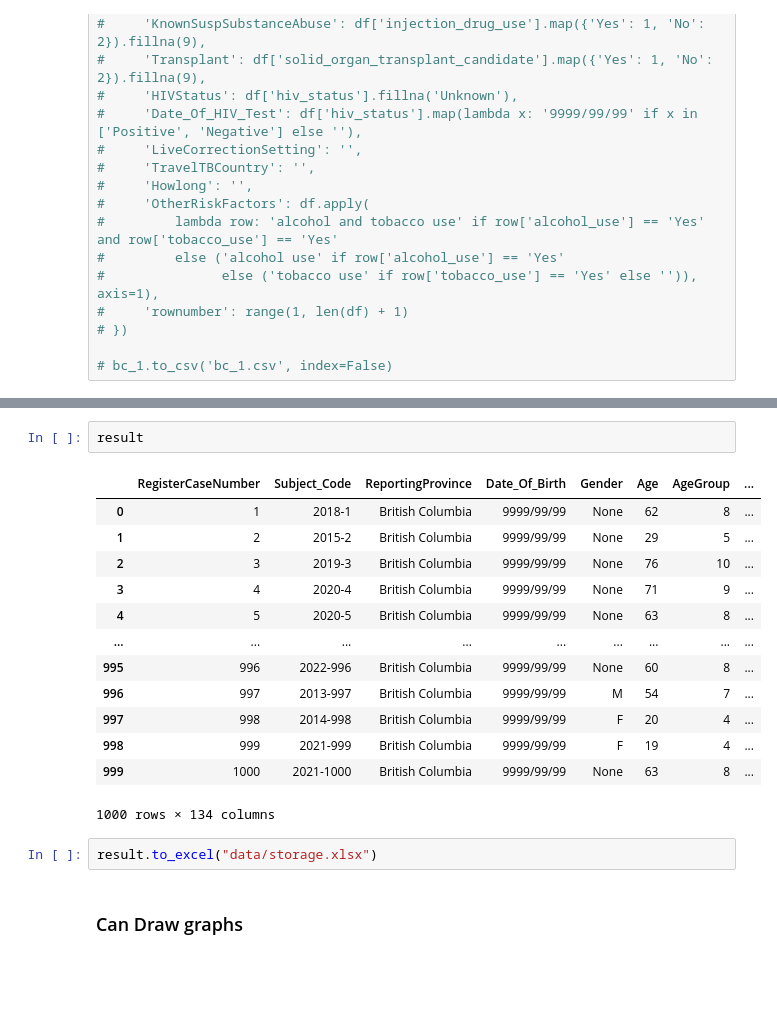
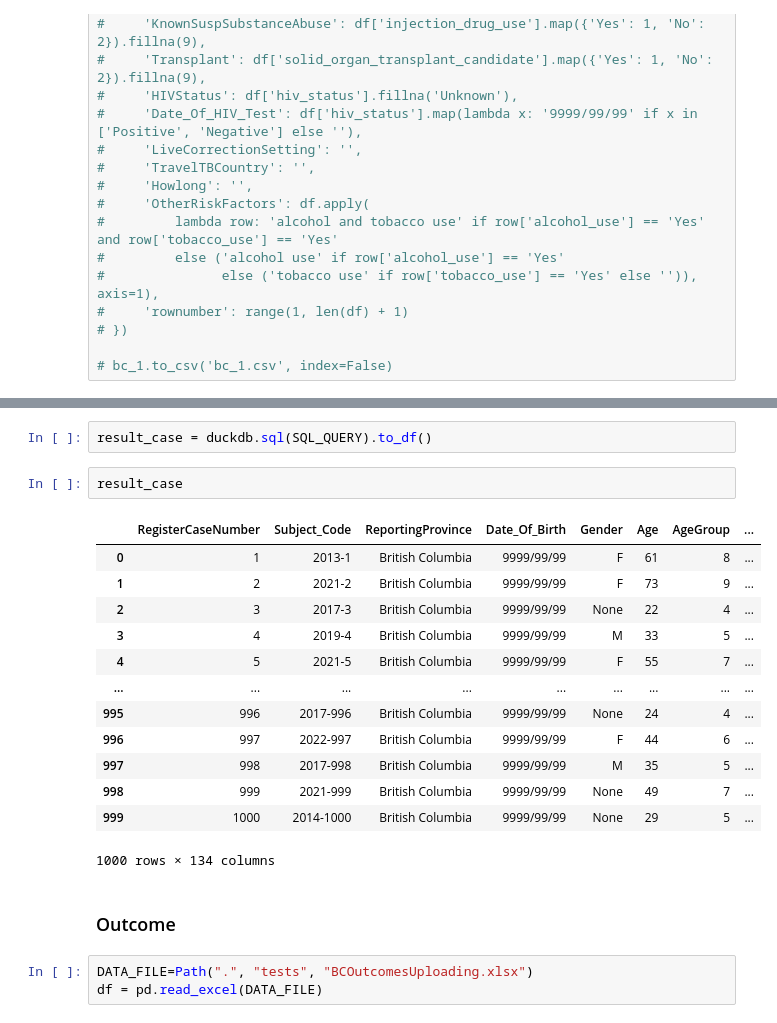
Before and after one commit to niranjan-ramesh/custom-images, a Jupyter notebook: analytics-environment/analyze-synthetic-data.ipynb, the cells around one changed output, grey strips where cells are left out. Saved outputs shown, nothing was run; the diff lists cells and outputs as text; blank space fills up the shorter version.

```diff
--- a/analytics-environment/analyze-synthetic-data.ipynb
+++ b/analytics-environment/analyze-synthetic-data.ipynb
@@ -512,20 +491,23 @@ result
-# %%
-result
-# %% [output]
-|  | RegisterCaseNumber | Subject_Code | ReportingProvince | Date_Of_Birth | Gender | Age | AgeGroup | ... |
-| 0 | 1 | 2018-1 | British Columbia | 9999/99/99 | None | 62 | 8 | ... |
-| 1 | 2 | 2015-2 | British Columbia | 9999/99/99 | None | 29 | 5 | ... |
-| 2 | 3 | 2019-3 | British Columbia | 9999/99/99 | None | 76 | 10 | ... |
-| 3 | 4 | 2020-4 | British Columbia | 9999/99/99 | None | 71 | 9 | ... |
-| 4 | 5 | 2020-5 | British Columbia | 9999/99/99 | None | 63 | 8 | ... |
-| ... | ... | ... | ... | ... | ... | ... | ... | ... |
-| 995 | 996 | 2022-996 | British Columbia | 9999/99/99 | None | 60 | 8 | ... |
-| 996 | 997 | 2013-997 | British Columbia | 9999/99/99 | M | 54 | 7 | ... |
-| 997 | 998 | 2014-998 | British Columbia | 9999/99/99 | F | 20 | 4 | ... |
-| 998 | 999 | 2021-999 | British Columbia | 9999/99/99 | F | 19 | 4 | ... |
-| 999 | 1000 | 2021-1000 | British Columbia | 9999/99/99 | None | 63 | 8 | ... |
-1000 rows × 134 columns
-# %%
-result.to_excel("data/storage.xlsx")
-# %% [markdown]
-### Can Draw graphs
+# %%
+result_case = duckdb.sql(SQL_QUERY).to_df()
+# %%
+result_case
+# %% [output]
+|  | RegisterCaseNumber | Subject_Code | ReportingProvince | Date_Of_Birth | Gender | Age | AgeGroup | ... |
+| 0 | 1 | 2013-1 | British Columbia | 9999/99/99 | F | 61 | 8 | ... |
+| 1 | 2 | 2021-2 | British Columbia | 9999/99/99 | F | 73 | 9 | ... |
+| 2 | 3 | 2017-3 | British Columbia | 9999/99/99 | None | 22 | 4 | ... |
+| 3 | 4 | 2019-4 | British Columbia | 9999/99/99 | M | 33 | 5 | ... |
+| 4 | 5 | 2021-5 | British Columbia | 9999/99/99 | F | 55 | 7 | ... |
+| ... | ... | ... | ... | ... | ... | ... | ... | ... |
+| 995 | 996 | 2017-996 | British Columbia | 9999/99/99 | None | 24 | 4 | ... |
+| 996 | 997 | 2022-997 | British Columbia | 9999/99/99 | F | 44 | 6 | ... |
+| 997 | 998 | 2017-998 | British Columbia | 9999/99/99 | M | 35 | 5 | ... |
+| 998 | 999 | 2021-999 | British Columbia | 9999/99/99 | None | 49 | 7 | ... |
+| 999 | 1000 | 2014-1000 | British Columbia | 9999/99/99 | None | 29 | 5 | ... |
+1000 rows × 134 columns
+# %% [markdown]
+### Outcome
+# %%
+DATA_FILE=Path(".", "tests", "BCOutcomesUploading.xlsx")
+df = pd.read_excel(DATA_FILE)
```
Also changed, not shown: parts of 21 cells of this notebook, 8 other files.
